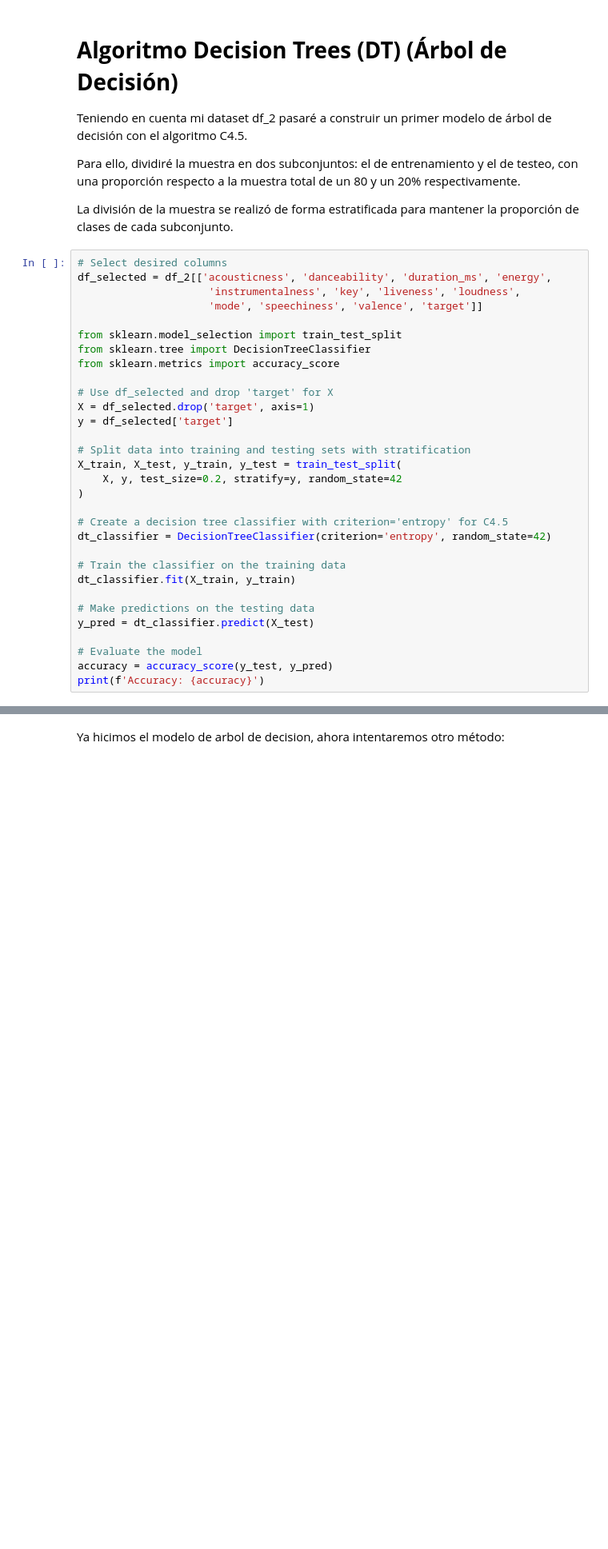
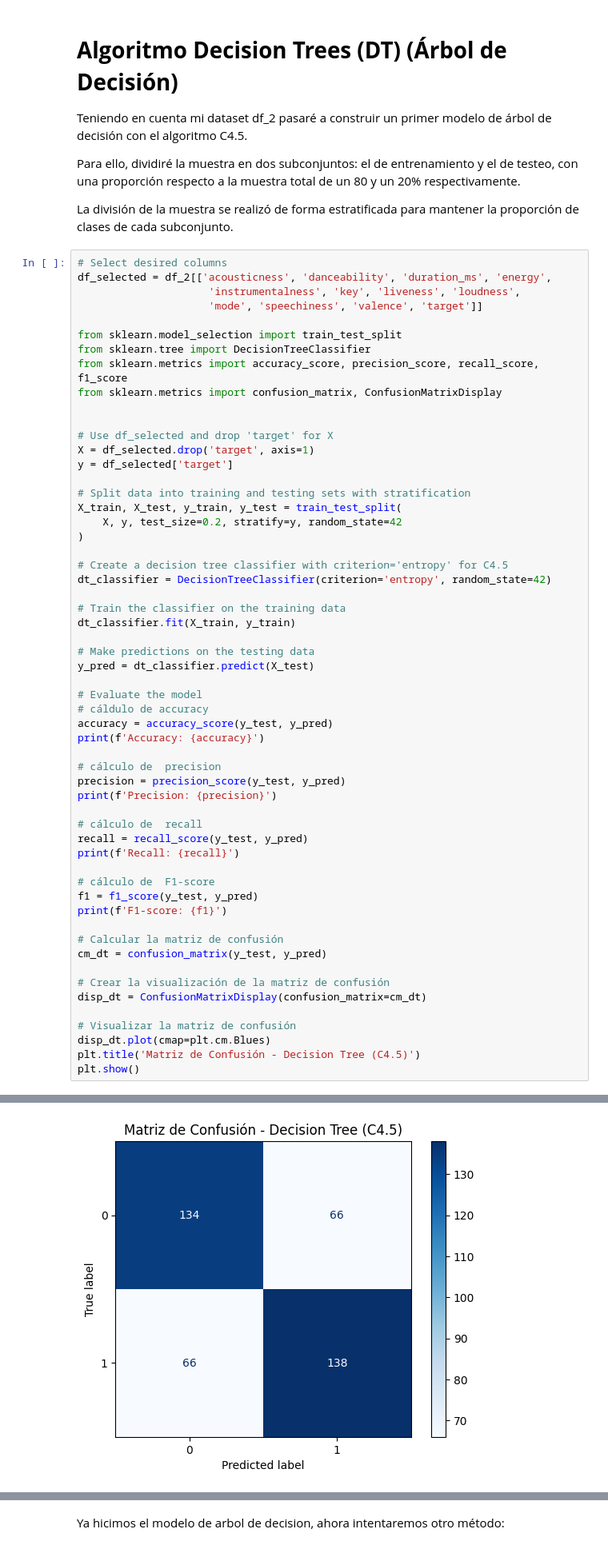
Before and after one commit to nicolasero87/PPL_ALTAS, a Jupyter notebook: 27. Spotify Songs Atributes_Nicolas_Román.ipynb, the cells around one changed output, grey strips where cells are left out. Shown at 80% size. Drawn from its saved outputs; the diff is of its cells as text; blank space fills up the shorter version.

Commit message:
con las matrices de confusion

```diff
--- a/27. Spotify Songs Atributes_Nicolas_Román.ipynb
+++ b/27. Spotify Songs Atributes_Nicolas_Román.ipynb
@@ -1106,7 +1106,9 @@ df_selected = df_2[['acousticness', 'danceability', 'duration_ms', 'energy',
 
 from sklearn.model_selection import train_test_split
 from sklearn.tree import DecisionTreeClassifier
-from sklearn.metrics import accuracy_score
+from sklearn.metrics import accuracy_score, precision_score, recall_score, f1_score
+from sklearn.metrics import confusion_matrix, ConfusionMatrixDisplay
+
 
 # Use df_selected and drop 'target' for X
 X = df_selected.drop('target', axis=1)
@@ -1127,7 +1129,31 @@ dt_classifier.fit(X_train, y_train)
 y_pred = dt_classifier.predict(X_test)
 
 # Evaluate the model
+# cáldulo de accuracy
 accuracy = accuracy_score(y_test, y_pred)
 print(f'Accuracy: {accuracy}')
+
+# cálculo de  precision
+precision = precision_score(y_test, y_pred)
+print(f'Precision: {precision}')
+
+# cálculo de  recall
+recall = recall_score(y_test, y_pred)
+print(f'Recall: {recall}')
+
+# cálculo de  F1-score
+f1 = f1_score(y_test, y_pred)
+print(f'F1-score: {f1}')
+
+# Calcular la matriz de confusión
+cm_dt = confusion_matrix(y_test, y_pred)
+
+# Crear la visualización de la matriz de confusión
+disp_dt = ConfusionMatrixDisplay(confusion_matrix=cm_dt)
+
+# Visualizar la matriz de confusión
+disp_dt.plot(cmap=plt.cm.Blues)
+plt.title('Matriz de Confusión - Decision Tree (C4.5)')
+plt.show()
 # %% [output]
 Accuracy: 0.6732673267326733
@@ -1134,3 +1163,4 @@ Accuracy: 0.6732673267326733
+[figure, added]
 # %% [markdown]
 
 Este codigo creó un árbol de decisión usando el algoritmo c4.5 (eligiendo el criterio='entropy'), lo entrenó con los datos y evaluó su desempeño sobre la informacion reservada para el testeo calculando el puntaje de acierto: 0.67
```
Also changed, not shown: parts of 16 cells of this notebook.
